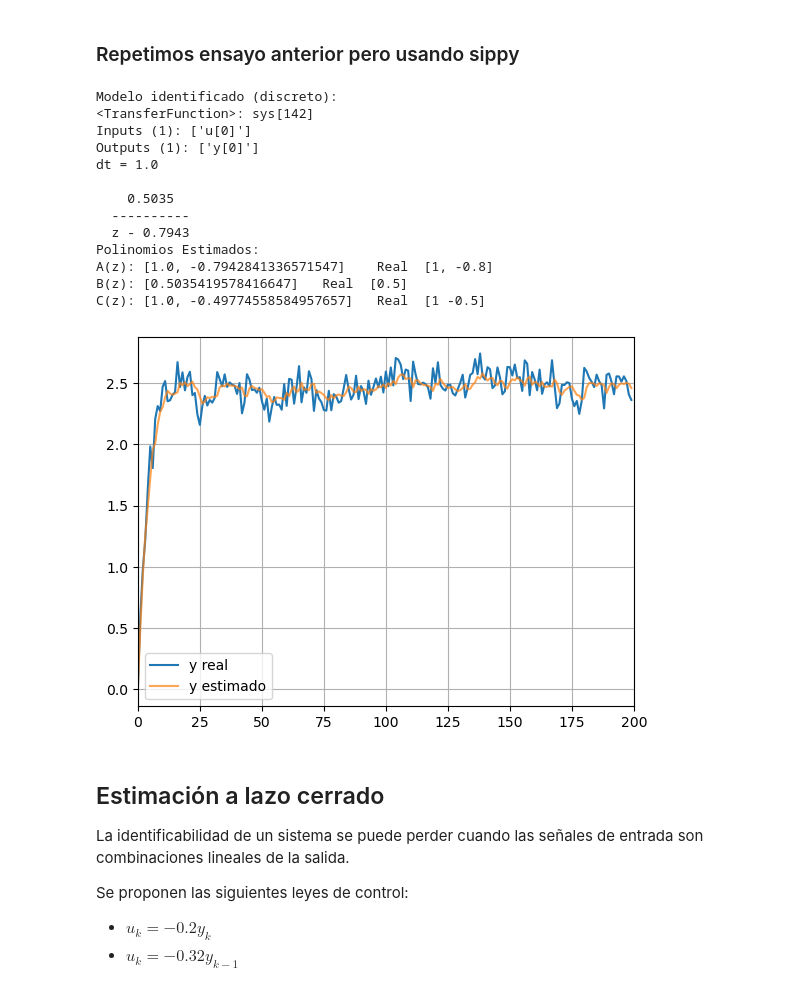
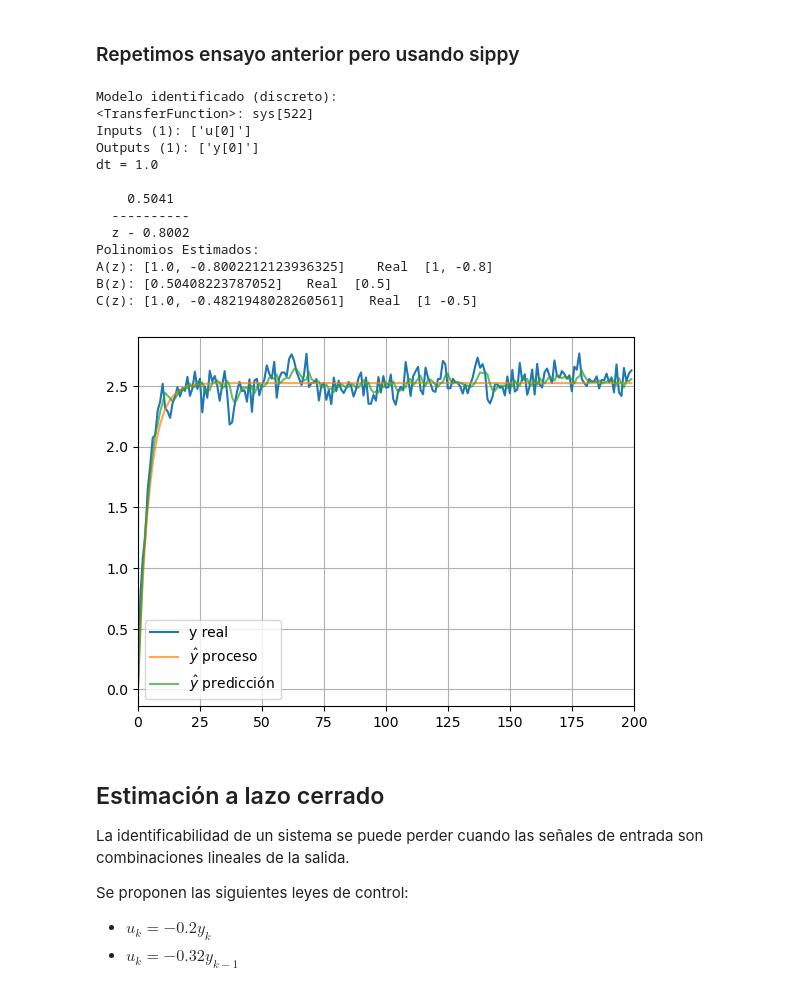
Before and after one commit to pgonfiuba/ica, a Jupyter notebook: 4. Identificacion parametrica/identificacion_parametrica.ipynb, the cells around one changed output. Saved outputs shown, nothing was run; the diff lists cells and outputs as text; code cells hidden in the pictures.

Commit message:
ejemplo uso sippy

```diff
--- a/4. Identificacion parametrica/identificacion_parametrica.ipynb
+++ b/4. Identificacion parametrica/identificacion_parametrica.ipynb
@@ -317,6 +317,7 @@ Desvío de la estimación = [0.01077416 0.01001151 0.02170294]
 # %%
 import sippy_unipi as sippy
 from sippy_unipi import functionset as fset
+from sippy_unipi import functionsetSIM as fsetSIM
 
 # ====================================
 # 1. Parámetros y datos simulados
@@ -351,42 +352,50 @@ print("Polinomios Estimados:")
 print(f"A(z): {sys_id.DENOMINATOR[0][0]}    Real  [1, {a}]")
 print(f"B(z): {sys_id.NUMERATOR[0][0]}   Real  [{b}]")
 print(f"C(z): {sys_id.NUMERATOR_H[0][0]}   Real  [1 {c}]")
 
 # ====================================
 # 3. Validación
 # ====================================
 N = 200
 t = np.arange(N)
 u = np.ones(N)
 
 sigma_e = 0.1
 e = sigma_e*np.random.randn(N)
 
 # Parámetros reales (ejemplo ARMAX)
 y = obtener_datos(u,e,C=c)
-y_hat = fset.validation(sys_id,u,y,t, k = 1).reshape(-1)
+y_hat_prediction = fset.validation(sys_id,u,y,t, k = 1)
+
+# La simulación se realiza sobre el sistema en espacio de estados
+Gss = ctrl.tf2ss(sys_id.G)
+sys_response = fset.forced_response(Gss,T=t,U=u)
+# Otra forma de simular la respuesta del sistema
+#x,y_hat_process = fsetSIM.SS_lsim_process_form(Gss.A, Gss.B, Gss.C, Gss.D, u.reshape((1,N)), np.array([[0]]))
 
 plt.plot(y, label="y real")
-plt.plot(y_hat, label="y estimado", alpha=0.7)
+#plt.plot(y_hat_process.reshape(-1), label="$\hat{{y}}$ proceso", alpha=0.7)
+plt.plot(sys_response.y.reshape(-1), label="$\hat{{y}}$ proceso", alpha=0.7)
+plt.plot(y_hat_prediction.reshape(-1),label="$\hat{{y}}$ predicción",alpha=0.7)
 plt.legend()
 plt.grid()
 plt.xlim(0,200)
 plt.show()
 # %% [output]
 Modelo identificado (discreto):
-<TransferFunction>: sys[142]
+<TransferFunction>: sys[522]
 Inputs (1): ['u[0]']
 Outputs (1): ['y[0]']
 dt = 1.0
 
-    0.5035
+    0.5041
   ----------
-  z - 0.7943
+  z - 0.8002
 Polinomios Estimados:
-A(z): [1.0, -0.7942841336571547]    Real  [1, -0.8]
-B(z): [0.5035419578416647]   Real  [0.5]
-C(z): [1.0, -0.49774558584957657]   Real  [1 -0.5]
+A(z): [1.0, -0.8002212123936325]    Real  [1, -0.8]
+B(z): [0.50408223787052]   Real  [0.5]
+C(z): [1.0, -0.4821948028260561]   Real  [1 -0.5]
-[figure, old version]
+[figure, new version]
 # %% [markdown]
 ## Estimación a lazo cerrado
 
```
